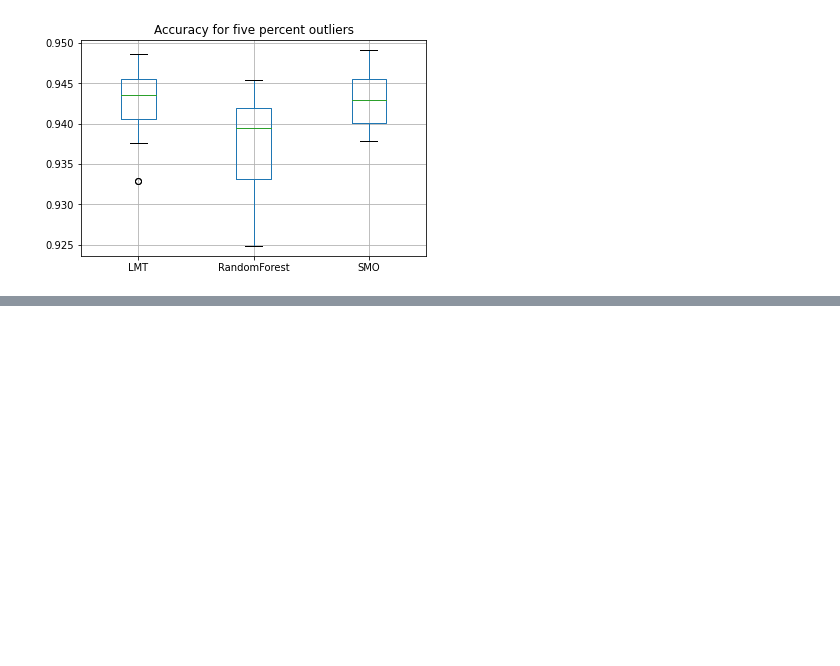
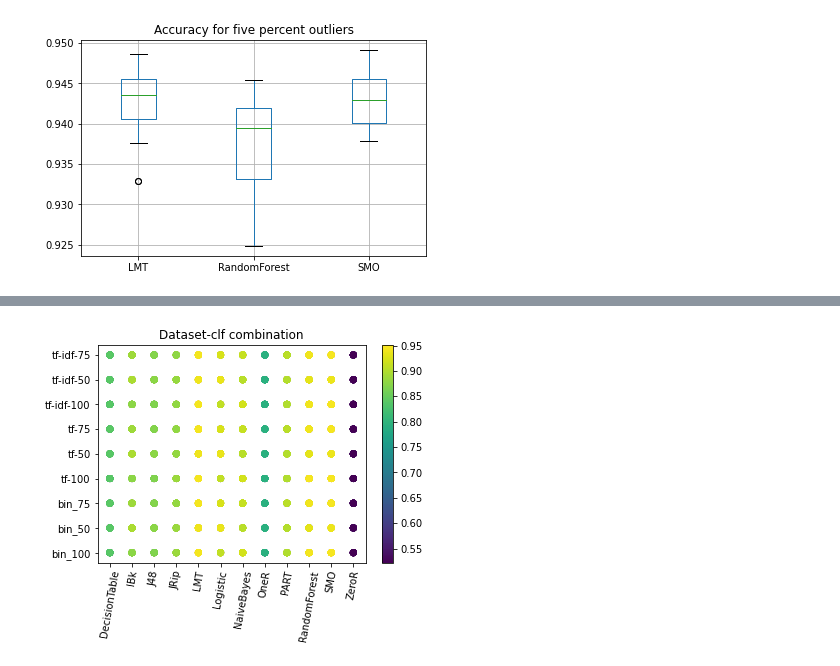
Before and after one commit to rastislavpapco/pa164_jupyters, a Jupyter notebook: results.ipynb, the cells around one changed output, grey strips where cells are left out. Cells and saved outputs as stored; diff of their text form; code cells hidden in the pictures; blank space fills up the shorter version.

```diff
--- a/results.ipynb
+++ b/results.ipynb
@@ -189,0 +216,9 @@ plt.show()
+# %%
+fig, ax = plt.subplots()
+im = ax.scatter(results['clf'], results['dataset'], c=results['accuracy'])
+plt.xticks(rotation=80)
+plt.title("Dataset-clf combination")
+fig.colorbar(im, ax=ax)
+plt.show()
+# %% [output]
+[figure, added]
```
Also changed, not shown: parts of 6 cells of this notebook.
